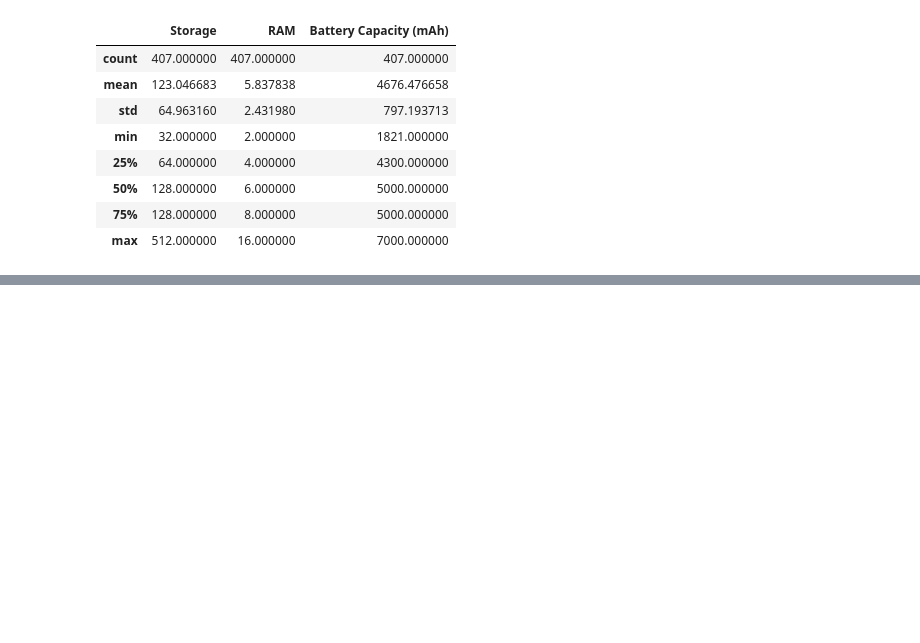
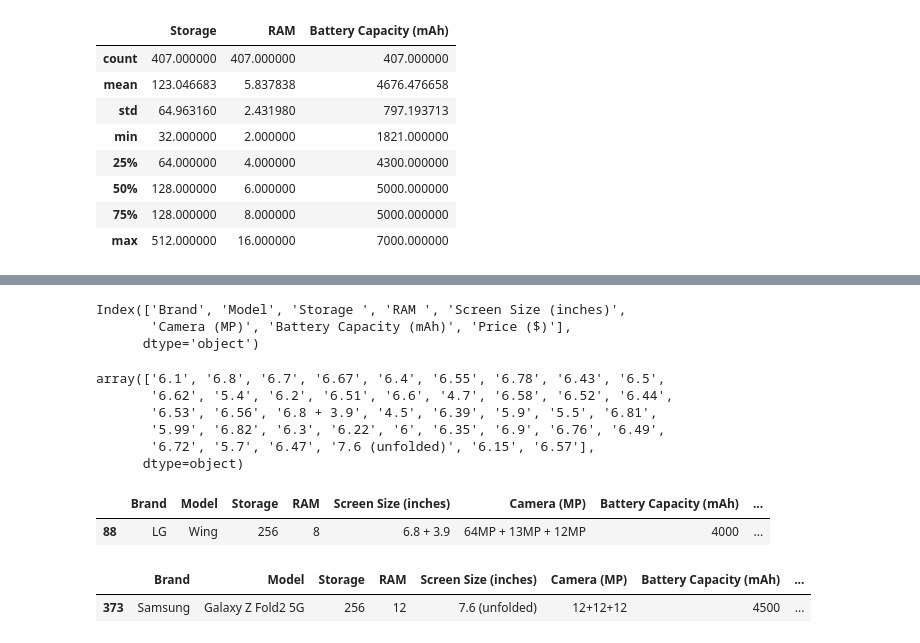
Before and after one commit to KhadafiZubaidiDev/my-projects, a Jupyter notebook: wrangler-project/main.ipynb, the cells around one changed output, grey strips where cells are left out. Cells and saved outputs as stored; diff of their text form; code cells hidden in the pictures; blank space fills up the shorter version.

Commit message:
Add Analisis Kolom Screen Size di wrangler-project.ipynb

```diff
--- a/wrangler-project/main.ipynb
+++ b/wrangler-project/main.ipynb
@@ -221,0 +227,25 @@ df.describe()
+# %%
+df.columns
+# %% [output]
+Index(['Brand', 'Model', 'Storage ', 'RAM ', 'Screen Size (inches)',
+       'Camera (MP)', 'Battery Capacity (mAh)', 'Price ($)'],
+      dtype='object')
+# %%
+df['Screen Size (inches)'].unique()
+# %% [output]
+array(['6.1', '6.8', '6.7', '6.67', '6.4', '6.55', '6.78', '6.43', '6.5',
+       '6.62', '5.4', '6.2', '6.51', '6.6', '4.7', '6.58', '6.52', '6.44',
+       '6.53', '6.56', '6.8 + 3.9', '4.5', '6.39', '5.9', '5.5', '6.81',
+       '5.99', '6.82', '6.3', '6.22', '6', '6.35', '6.9', '6.76', '6.49',
+       '6.72', '5.7', '6.47', '7.6 (unfolded)', '6.15', '6.57'],
+      dtype=object)
+# %%
+df[df['Screen Size (inches)'] == '6.8 + 3.9']
+# %% [output]
+|  | Brand | Model | Storage | RAM | Screen Size (inches) | Camera (MP) | Battery Capacity (mAh) | ... |
+| 88 | LG | Wing | 256 | 8 | 6.8 + 3.9 | 64MP + 13MP + 12MP | 4000 | ... |
+# %%
+df[df['Screen Size (inches)'] == '7.6 (unfolded)']
+# %% [output]
+|  | Brand | Model | Storage | RAM | Screen Size (inches) | Camera (MP) | Battery Capacity (mAh) | ... |
+| 373 | Samsung | Galaxy Z Fold2 5G | 256 | 12 | 7.6 (unfolded) | 12+12+12 | 4500 | ... |
```
Also changed, not shown: parts of 2 cells of this notebook.
